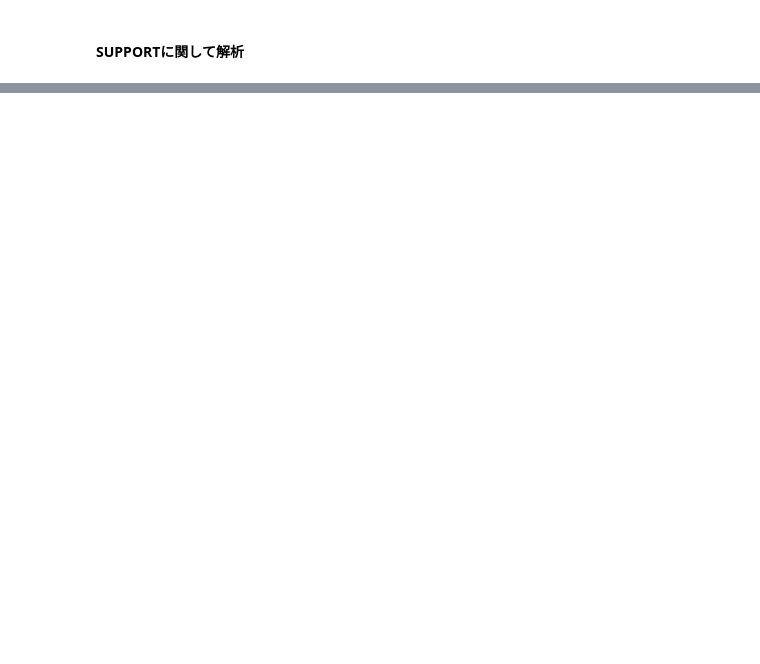
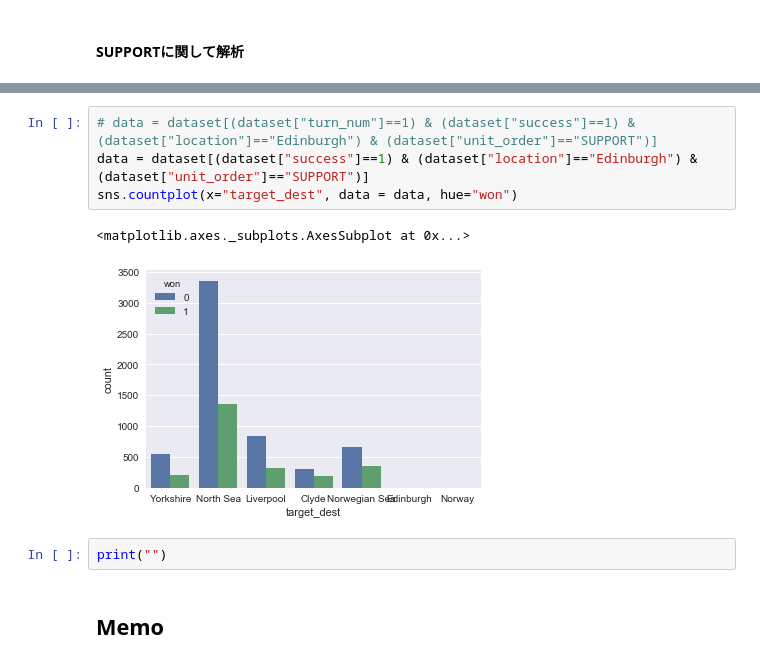
Before and after one commit to sorashido/DiplomacyPredict, a Jupyter notebook: src/v2.ipynb, the cells around one changed output, grey strips where cells are left out. Cells and saved outputs as stored; diff of their text form; blank space fills up the shorter version.

```diff
--- a/src/v2.ipynb
+++ b/src/v2.ipynb
@@ -150,0 +141,11 @@ sns.barplot(x="target", y="success", data = data, hue="won", estimator=sum)
+# %%
+# data = dataset[(dataset["turn_num"]==1) & (dataset["success"]==1) & (dataset["location"]=="Edinburgh") & (dataset["unit_order"]=="SUPPORT")]
+data = dataset[(dataset["success"]==1) & (dataset["location"]=="Edinburgh") & (dataset["unit_order"]=="SUPPORT")]
+sns.countplot(x="target_dest", data = data, hue="won")
+# %% [output]
+<matplotlib.axes._subplots.AxesSubplot at 0x...>
+[figure, added]
+# %%
+print("")
+# %% [markdown]
+## Memo
```
Also changed, not shown: parts of 11 cells of this notebook.
